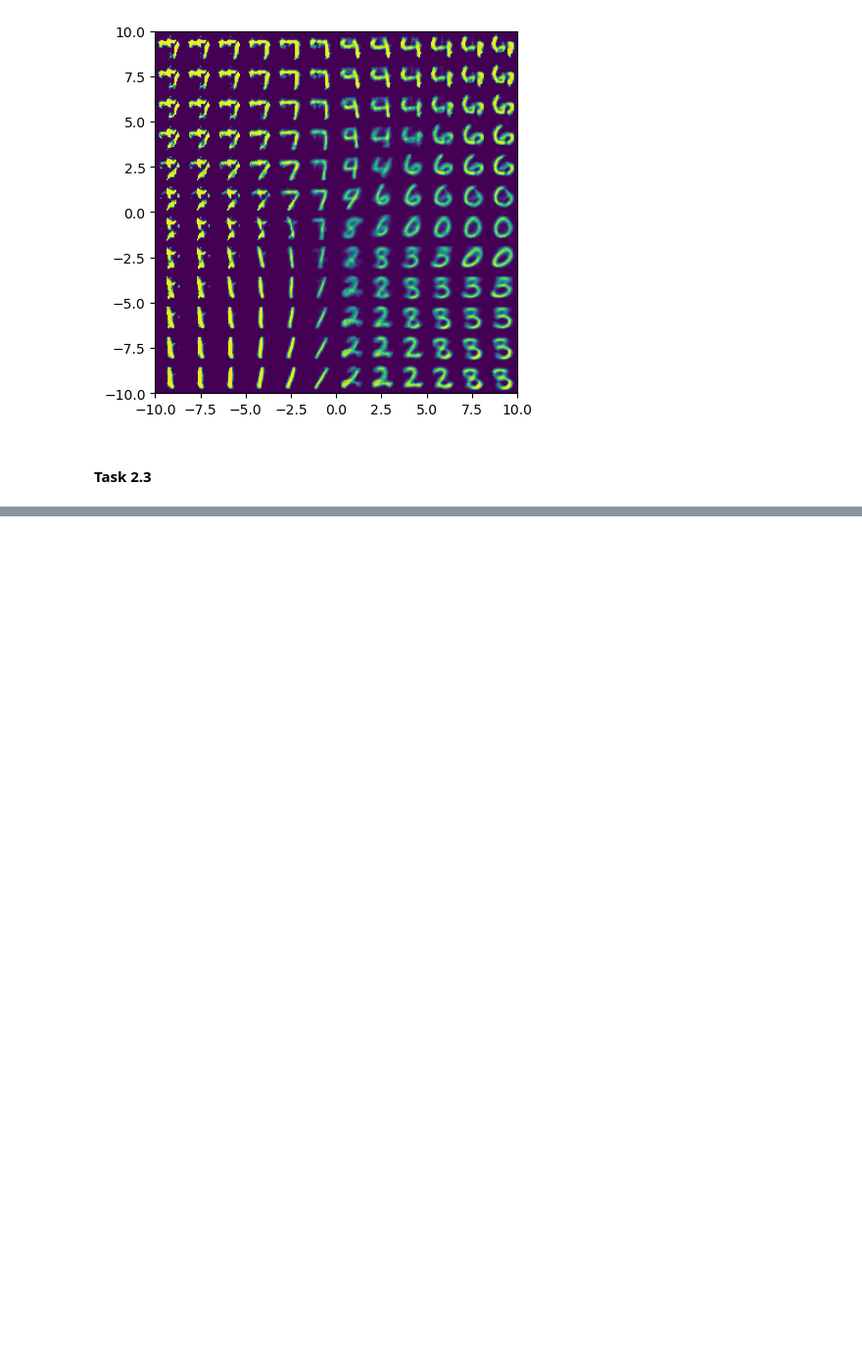
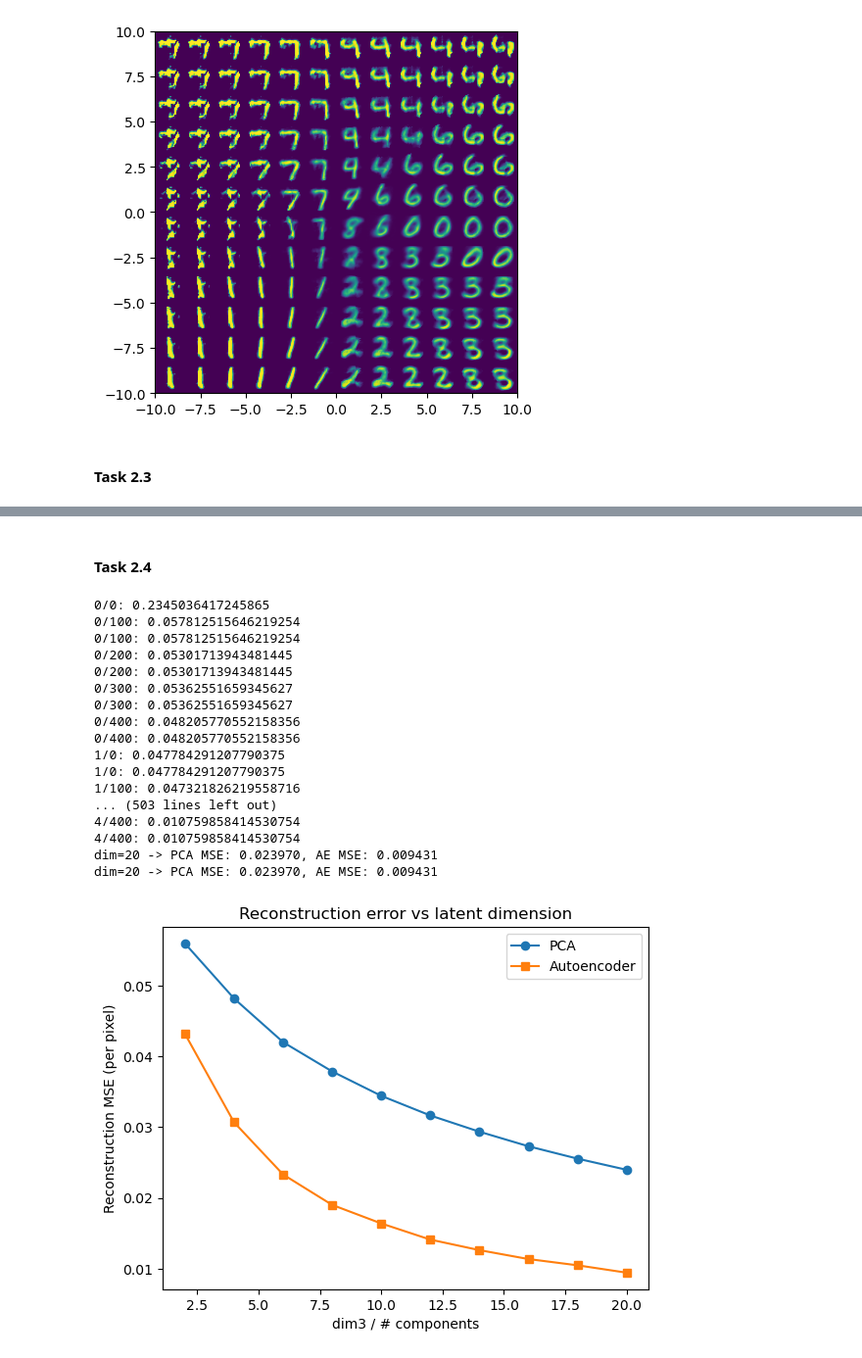
Before and after one commit to tdh424/DL-MR-GREEN, a Jupyter notebook: Assignment 2/Handin/autoencoders.ipynb, the cells around one changed output, grey strips where cells are left out. Shown at 98% size. Drawn from its saved outputs; the diff is of its cells as text; code cells hidden in the pictures; blank space fills up the shorter version.

```diff
--- a/Assignment 2/Handin/autoencoders.ipynb
+++ b/Assignment 2/Handin/autoencoders.ipynb
@@ -211,0 +212,63 @@ plt.savefig("pca_latent_space.pdf")
+# %% [markdown]
+#### Task 2.4
+# %%
+from sklearn.decomposition import PCA
+
+dim_range = list(range(2, 21, 2))
+
+X_np = data.data.numpy().reshape(len(data), -1) / 255
+
+pca_recon_errors = []
+ae_recon_errors = []
+
+mse_sum = torch.nn.MSELoss(reduction='sum')
+
+for dim in dim_range:
+    pca = PCA(n_components=dim)
+    pca.fit(X_np)
+    X_pca = pca.inverse_transform(pca.transform(X_np))
+    pca_err = np.mean((X_np - X_pca) ** 2)
+    pca_recon_errors.append(pca_err)
+
+    ae = Autoencoder(w * h, 512, dim)
+    ae_opt = torch.optim.Adam(ae.parameters())
+    ae, _ = train(data_loader, ae, ae_opt, loss_function, epochs=5)
+    ae.eval()
+
+    total_loss, total_pixels = 0.0, 0
+    with torch.no_grad():
+        for x, _ in data_loader:
+            x = x.to(device)
+            x_hat = ae(x)
+            total_loss += mse_sum(x_hat, x).item()
+            total_pixels += x.numel()
+    ae_recon_errors.append(total_loss / total_pixels)
+
+    print(f"dim={dim} -> PCA MSE: {pca_err:.6f}, AE MSE: {ae_recon_errors[-1]:.6f}")
+
+plt.figure()
+plt.plot(dim_range, pca_recon_errors, marker='o', label='PCA')
+plt.plot(dim_range, ae_recon_errors, marker='s', label='Autoencoder')
+plt.xlabel('dim3 / # components')
+plt.ylabel('Reconstruction MSE (per pixel)')
+plt.title('Reconstruction error vs latent dimension')
+plt.legend()
+# %% [output]
+0/0: 0.2345036417245865
+0/100: 0.057812515646219254
+0/100: 0.057812515646219254
+0/200: 0.05301713943481445
+0/200: 0.05301713943481445
+0/300: 0.05362551659345627
+0/300: 0.05362551659345627
+0/400: 0.048205770552158356
+0/400: 0.048205770552158356
+1/0: 0.047784291207790375
+1/0: 0.047784291207790375
+1/100: 0.047321826219558716
+... (503 lines left out)
+4/400: 0.010759858414530754
+4/400: 0.010759858414530754
+dim=20 -> PCA MSE: 0.023970, AE MSE: 0.009431
+dim=20 -> PCA MSE: 0.023970, AE MSE: 0.009431
+[figure, added]
```
Also changed, not shown: parts of 2 cells of this notebook, 17 other files.
